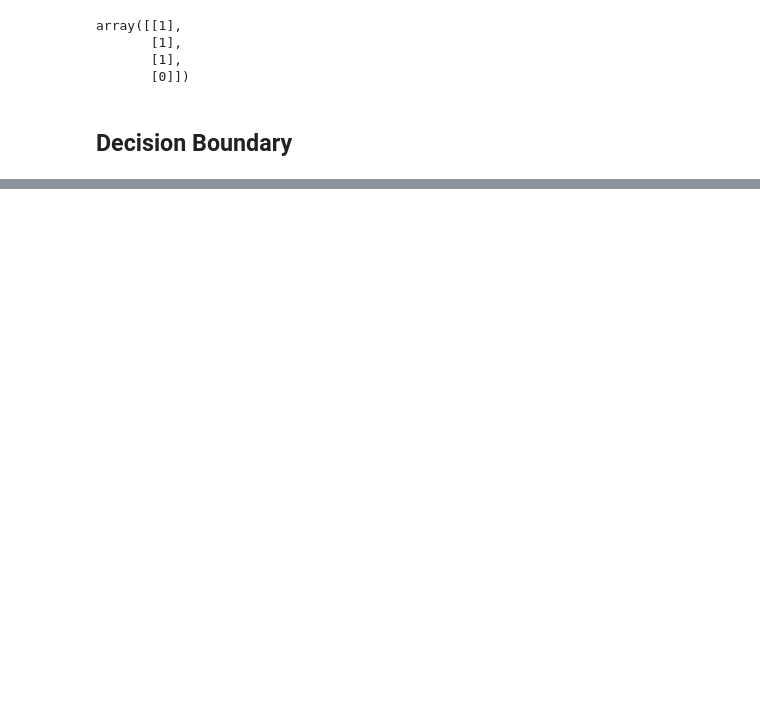
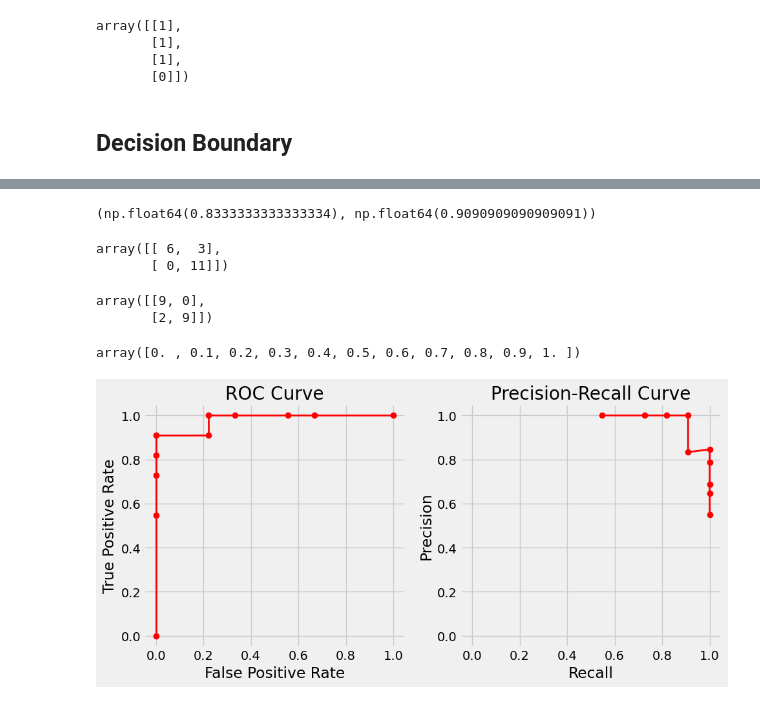
Before and after one commit to Hovohoangduy/pytorch-step-by-step, a Jupyter notebook: chapter03.ipynb, the cells around one changed output, grey strips where cells are left out. Cells and saved outputs as stored; diff of their text form; code cells hidden in the pictures; blank space fills up the shorter version.

```diff
--- a/chapter03.ipynb
+++ b/chapter03.ipynb
@@ -327,0 +375,62 @@ probabilities = sigmoid(logits_val).squeeze()
+# %%
+precision_recall(cm_thresh50)
+# %% [output]
+(np.float64(0.8333333333333334), np.float64(0.9090909090909091))
+# %%
+confusion_matrix(y_val, (probabilities >= 0.3))
+# %% [output]
+array([[ 6,  3],
+       [ 0, 11]])
+# %%
+confusion_matrix(y_val, (probabilities >= 0.7))
+# %% [output]
+array([[9, 0],
+       [2, 9]])
+# %%
+threshs = np.linspace(0, 1, 11)
+threshs
+# %% [output]
+array([0. , 0.1, 0.2, 0.3, 0.4, 0.5, 0.6, 0.7, 0.8, 0.9, 1. ])
+# %%
+def eval_curves(fprs, tprs, recalls, precisions, thresholds, thresholds2=None, line=False, annot=False):
+    fig, axs = plt.subplots(1, 2, figsize=(10, 5))
+
+    if thresholds2 is None:
+        thresholds2 = thresholds[:]
+
+    marker = '.r-' if line else '.r'
+
+    axs[0].plot(fprs, tprs, marker, markersize=12, linewidth=2)
+    axs[0].set_xlim([-.05, 1.05])
+    axs[0].set_ylim([-.05, 1.05])
+    axs[0].set_xlabel('False Positive Rate')
+    axs[0].set_ylabel('True Positive Rate')
+    axs[0].set_title('ROC Curve')
+
+    axs[1].plot(recalls, precisions, marker, markersize=12, linewidth=2)
+    axs[1].set_xlim([-.05, 1.05])
+    axs[1].set_ylim([-.05, 1.05])
+    axs[1].set_xlabel('Recall')
+    axs[1].set_ylabel('Precision')
+    axs[1].set_title('Precision-Recall Curve')
+
+    if annot:
+        for thresh, fpr, tpr, prec, rec in zip(thresholds, fprs, tprs, precisions, recalls):
+            axs[0].annotate(str(thresh), xy=(fpr - .03, tpr - .07))
+
+        for thresh, fpr, tpr, prec, rec in zip(thresholds2, fprs, tprs, precisions, recalls):
+            axs[1].annotate(str(thresh), xy=(rec - .03, prec - .07))
+
+    fig.tight_layout()
+    plt.show()
+
+def figure17(y, probabilities, threshs):
+    cms = [confusion_matrix(y, (probabilities >= threshold)) for threshold in threshs]
+    rates = np.array(list(map(tpr_fpr, cms)))
+    prerec = np.array(list(map(precision_recall, cms)))
+    fig = eval_curves(rates[:, 1], rates[:, 0], prerec[:, 1], prerec[:, 0], threshs, line=True, annot=False)
+    return fig
+# %%
+fig = figure17(y_val, probabilities, threshs)
+# %% [output]
+[figure, added]
```
Also changed, not shown: parts of 15 cells of this notebook.
